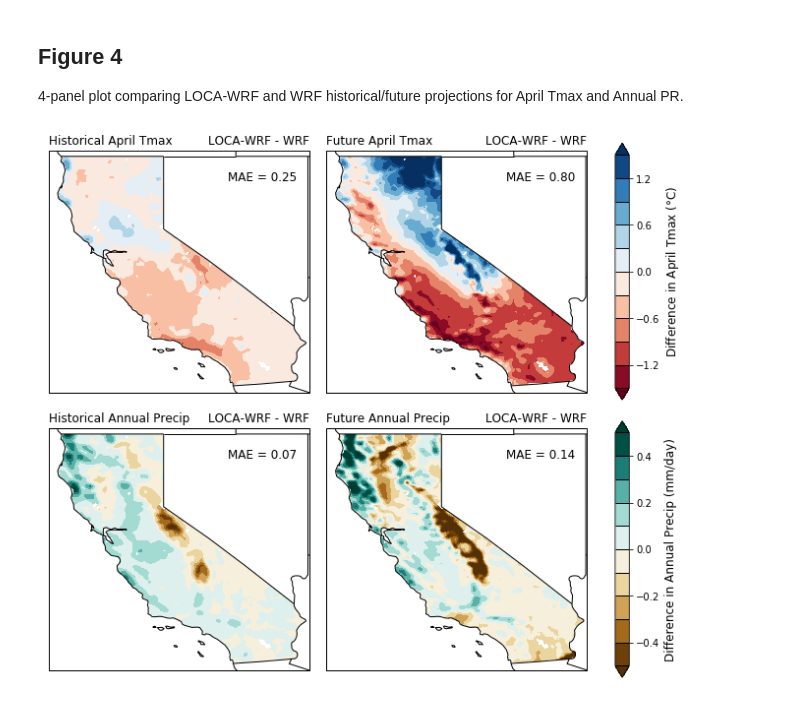
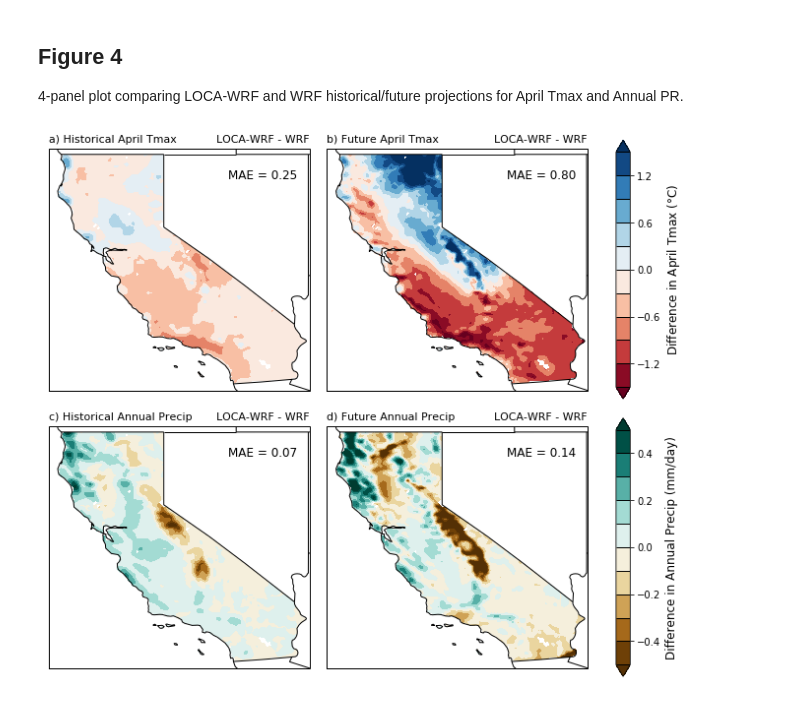
Before and after one commit to neil-berg/doe-downscaling, a Jupyter notebook: paper-figures.ipynb, the cells around one changed output. Saved outputs shown, nothing was run; the diff lists cells and outputs as text; code cells hidden in the pictures.

```diff
--- a/paper-figures.ipynb
+++ b/paper-figures.ipynb
@@ -845,8 +845,8 @@ fig = plt.figure(figsize=(8,8))
 # LOCA-WRF - WRF historical April Tmax
 ax1 = fig.add_subplot(2, 2, 1, projection=ccrs.PlateCarree())
 ax1.coastlines('50m')
-ax1.set_title('Historical April Tmax', loc='left', fontsize=12)
-ax1.set_title('LOCA-WRF - WRF', loc='right', fontsize=12)
+ax1.set_title('a) Historical April Tmax', loc='left', fontsize=11)
+ax1.set_title('LOCA-WRF - WRF', loc='right', fontsize=11)
 ax1.add_feature(states_provinces, edgecolor='black')
 ax1.add_feature(cfeature.BORDERS)
 ax1.set_extent([235.25,246,32.25,42.25])
@@ -860,8 +860,8 @@ plot1 = ax1.contourf(same_lon, same_lat, hist_diff_tmax, tmax_ticks,
 # LOCA-WRF - WRF future April Tmax
 ax2 = fig.add_subplot(2, 2, 2, projection=ccrs.PlateCarree())
 ax2.coastlines('50m')
-ax2.set_title('Future April Tmax', loc='left', fontsize=12)
-ax2.set_title('LOCA-WRF - WRF', loc='right', fontsize=12)
+ax2.set_title('b) Future April Tmax', loc='left', fontsize=11)
+ax2.set_title('LOCA-WRF - WRF', loc='right', fontsize=11)
 ax2.add_feature(states_provinces, edgecolor='black')
 ax2.add_feature(cfeature.BORDERS)
 ax2.set_extent([235.25,246,32.25,42.25])
@@ -875,8 +875,8 @@ plot2 = ax2.contourf(same_lon, same_lat, fut_diff_tmax, tmax_ticks,
 # LOCA-WRF - WRF historical Annual Pr
 ax3 = fig.add_subplot(2, 2, 3, projection=ccrs.PlateCarree())
 ax3.coastlines('50m')
-ax3.set_title('Historical Annual Precip', loc='left', fontsize=12)
-ax3.set_title('LOCA-WRF - WRF', loc='right', fontsize=12)
+ax3.set_title('c) Historical Annual Precip', loc='left', fontsize=11)
+ax3.set_title('LOCA-WRF - WRF', loc='right', fontsize=11)
 ax3.add_feature(states_provinces, edgecolor='black')
 ax3.add_feature(cfeature.BORDERS)
 ax3.set_extent([235.25,246,32.25,42.25])
@@ -890,38 +890,38 @@ plot3 = ax3.contourf(same_lon, same_lat, hist_diff_pr, pr_ticks,
 # LOCA-WRF - WRF future Annual PR
 ax4 = fig.add_subplot(2, 2, 4, projection=ccrs.PlateCarree())
 ax4.coastlines('50m')
-ax4.set_title('Future Annual Precip', loc='left', fontsize=12)
-ax4.set_title('LOCA-WRF - WRF', loc='right', fontsize=12)
+ax4.set_title('d) Future Annual Precip', loc='left', fontsize=11)
+ax4.set_title('LOCA-WRF - WRF', loc='right', fontsize=11)
 ax4.add_feature(states_provinces, edgecolor='black')
 ax4.add_feature(cfeature.BORDERS)
 ax4.set_extent([235.25,246,32.25,42.25])
 ax4.text(-114.5, 41, 'MAE = {0:.2f}'.format(mae_fut_diff_pr_real),
         horizontalalignment='right',
         transform=ccrs.Geodetic(),
         fontsize=12)
 plot4 = ax4.contourf(same_lon, same_lat, fut_diff_pr, pr_ticks,
                      transform=ccrs.PlateCarree(), cmap='BrBG', extend='both')
 
 fig.tight_layout()
 
 # Obtain axes coordinates for each subplot for colorbar positioning
 ax1_pos = ax1.get_position() # details on ax1_pos.x0, .y0, .x1, .y1, .height .width
 ax2_pos = ax2.get_position()
 ax3_pos = ax3.get_position()
 ax4_pos = ax4.get_position()
 
 cbar_ax12 = fig.add_axes([ax2_pos.x1+0.05, ax1_pos.y0, 0.025, ax2_pos.y1 - ax2_pos.y0])
 cbar12 = plt.colorbar(plot1, cax=cbar_ax12, orientation='vertical', drawedges=True, extend='both')
 cbar12.dividers.set_edgecolor('black')
 cbar12.dividers.set_linewidth(1)
 cbar12.set_label('Difference in April Tmax '+'('+r'$\degree$'+'C)', fontsize=12)
 
 cbar_ax34 = fig.add_axes([ax4_pos.x1+0.05, ax4_pos.y0, 0.025, ax4_pos.y1 - ax4_pos.y0])
 cbar34 = plt.colorbar(plot3, cax=cbar_ax34, orientation='vertical', drawedges=True, extend='both')
 cbar34.dividers.set_edgecolor('black')
 cbar34.dividers.set_linewidth(1)
 cbar34.set_label('Difference in Annual Precip (mm/day)', fontsize=12)
 
-plt.savefig('/Users/nberg/projects/doe/figures/Figure4.eps', dpi=300, bbox_inches='tight')
+plt.savefig('/Users/nberg/projects/doe/figures/Figure4.jpeg', dpi=300, bbox_inches='tight')
 # %% [output]
-[figure, old version]
+[figure, new version]
```
Also changed, not shown: parts of 2 cells of this notebook.
